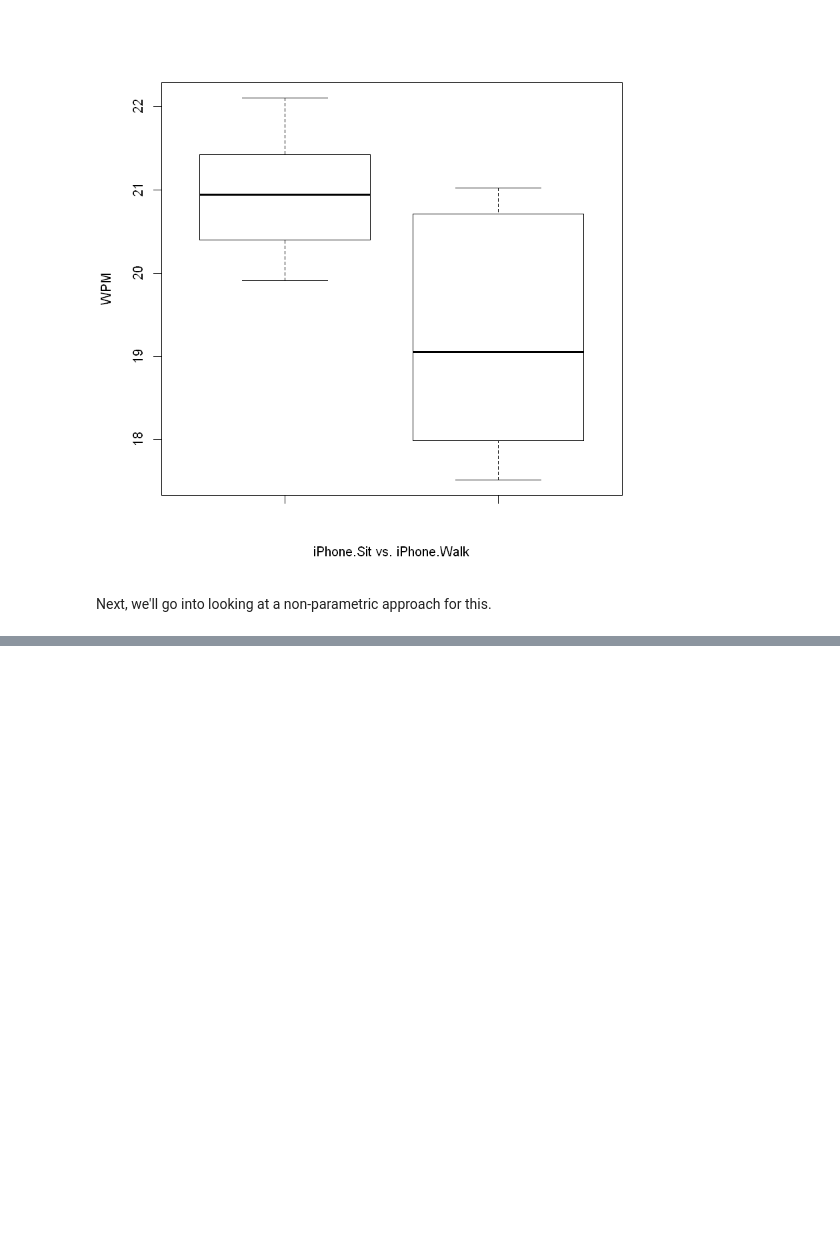
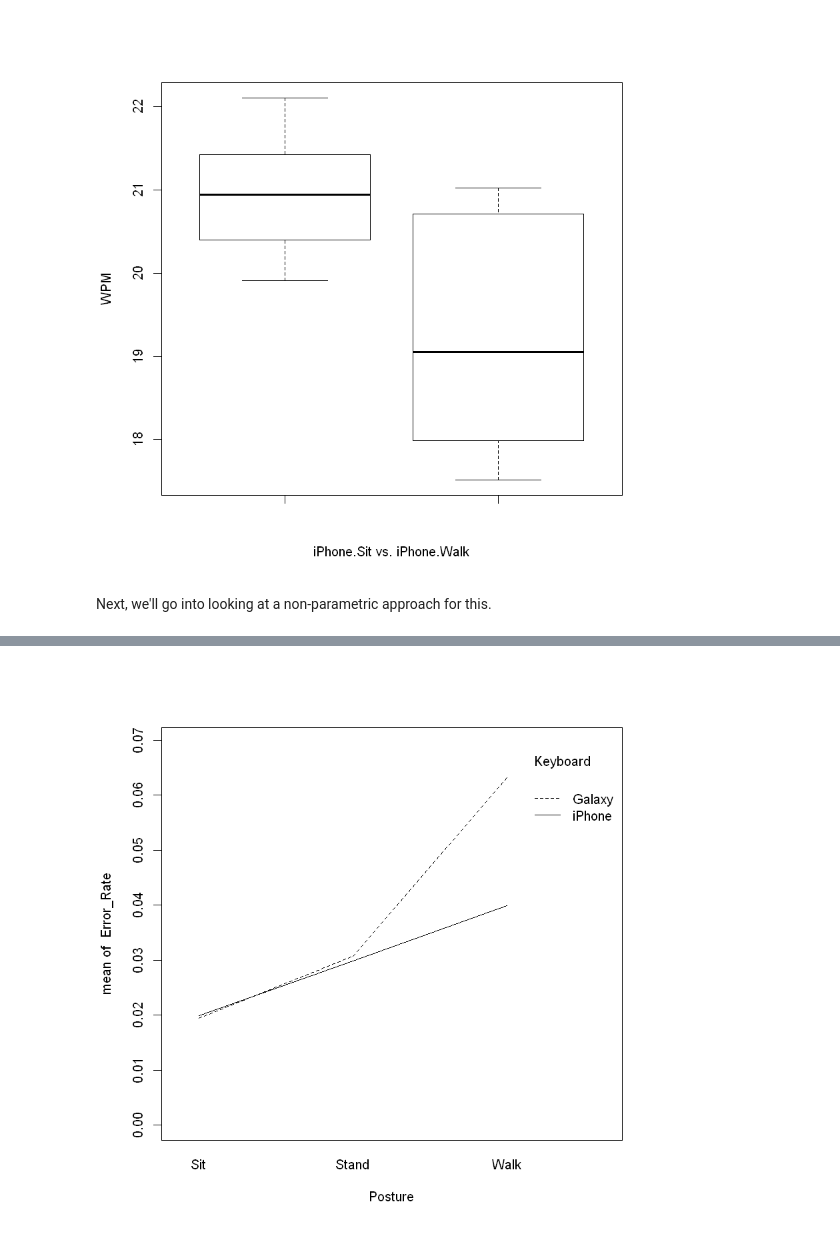
Before and after one commit to iamjz/R-Data, a Jupyter notebook: Designing, Running, and Analyzing Experiments/Week 07.ipynb, the cells around one changed output, grey strips where cells are left out. Saved outputs shown, nothing was run; the diff lists cells and outputs as text; code cells hidden in the pictures; blank space fills up the shorter version.

```diff
--- a/Designing, Running, and Analyzing Experiments/Week 07.ipynb
+++ b/Designing, Running, and Analyzing Experiments/Week 07.ipynb
@@ -375,0 +434,4 @@ Next, we'll go into looking at a non-parametric approach for this.
+# %%
+with(mbltxt, interaction.plot(Posture, Keyboard, Error_Rate, ylim=c(0, max(mbltxt$Error_Rate)))) # interaction?
+# %% [output]
+[figure, added]
```
Also changed, not shown: parts of 14 cells of this notebook.
